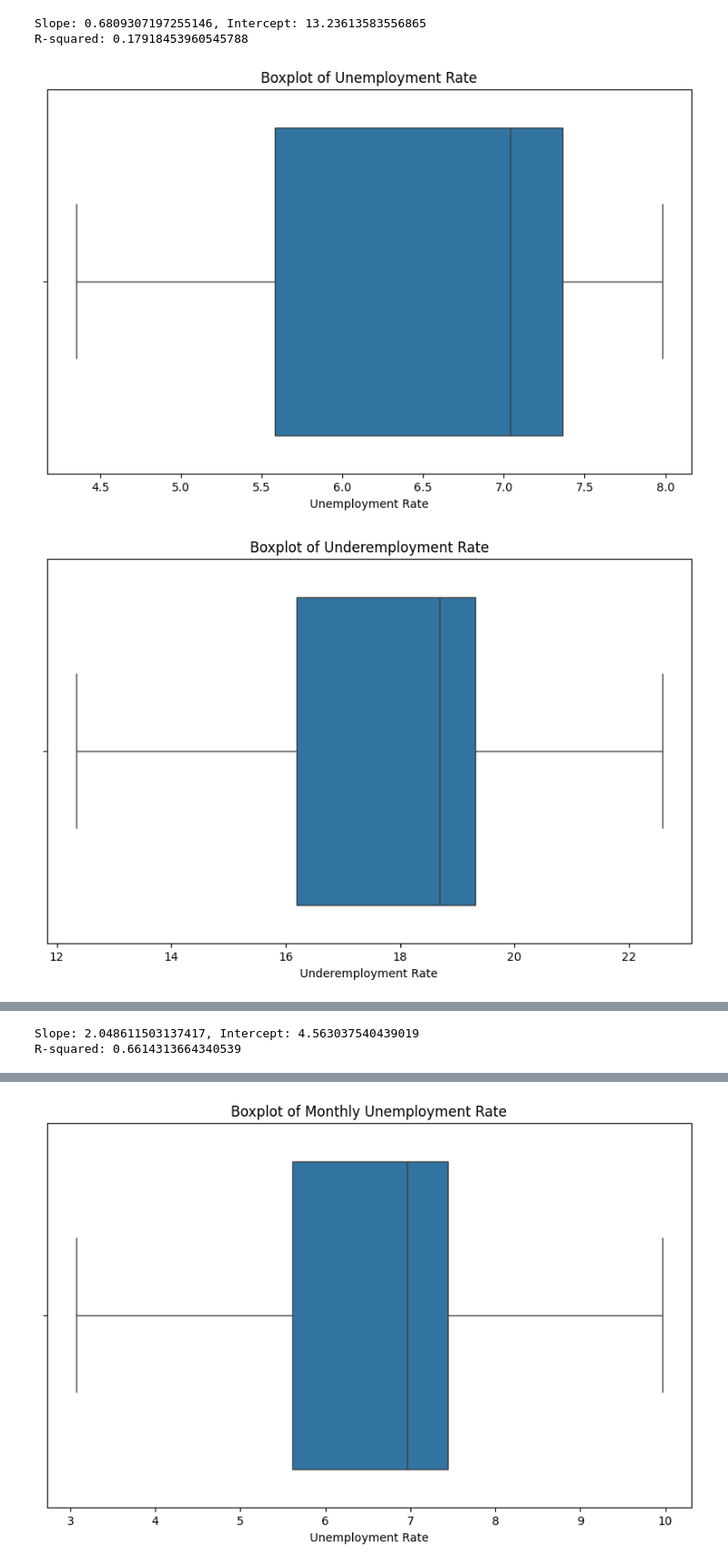
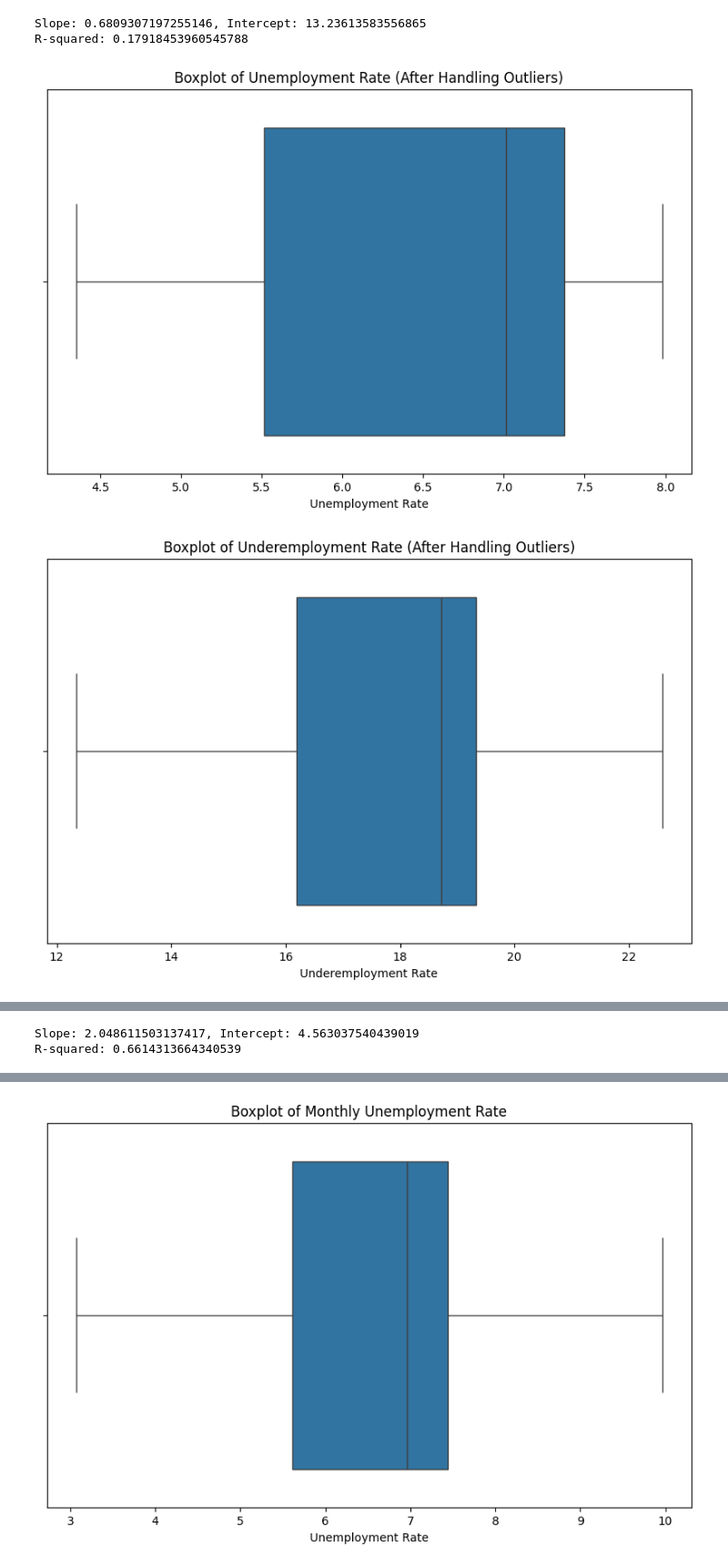
Before and after one commit to FBChavez/FinalActivity, a Jupyter notebook: data_analysis.ipynb, the cells around one changed output, grey strips where cells are left out. Shown at 91% size. Cells and saved outputs as stored; diff of their text form; code cells hidden in the pictures.

```diff
--- a/data_analysis.ipynb
+++ b/data_analysis.ipynb
@@ -213,0 +192,13 @@ max         0.0
+# %%
+monthly_data = pd.read_csv('UpdatedMonthlyLaborForceData.csv')
+annual_data = pd.read_csv('AnnualLaborForceData.csv')
+
+monthly_descriptive_stats = monthly_data.describe()
+
+annual_descriptive_stats = annual_data.describe()
+
+print("Monthly Data Descriptive Statistics:")
+print(monthly_descriptive_stats)
+
+print("\nAnnual Data Descriptive Statistics:")
+print(annual_descriptive_stats)
@@ -373,10 +534,15 @@ print(f"R-squared: {model.score(X, y)}")
 Slope: 0.6809307197255146, Intercept: 13.23613583556865
 R-squared: 0.17918453960545788
 # %%
-# For yearly
+import pandas as pd
+import numpy as np
+import seaborn as sns
+import matplotlib.pyplot as plt
+from scipy.stats import zscore
+from sklearn.linear_model import LinearRegression
 
-# Managing outlier
-from scipy.stats import zscore
+# Sample data (replace with your actual dataset)
+# annual_data = pd.read_csv('your_data.csv')
 
 # Calculate Z-scores for both 'Unemployment Rate' and 'Underemployment Rate'
 unemployment_z = zscore(annual_data['Unemployment Rate'])
@@ -386,14 +552,8 @@ underemployment_z = zscore(annual_data['Underemployment Rate'])
 unemployment_outliers = annual_data[abs(unemployment_z) > 3]
 underemployment_outliers = annual_data[abs(underemployment_z) > 3]
 
-# Option 1: Remove outliers
-annual_data_cleaned = annual_data[(abs(unemployment_z) <= 3) & (abs(underemployment_z) <= 3)]
-
-# Option 2: Replace outliers with the median (or mean)
-annual_data['Unemployment Rate'] = annual_data['Unemployment Rate'].apply(
-    lambda x: annual_data['Unemployment Rate'].median() if abs(zscore([x])) > 3 else x)
-annual_data['Underemployment Rate'] = annual_data['Underemployment Rate'].apply(
-    lambda x: annual_data['Underemployment Rate'].median() if abs(zscore([x])) > 3 else x)
+# Option 1: Remove outliers based on Z-score
+# annual_data_cleaned = annual_data[(abs(unemployment_z) <= 3) & (abs(underemployment_z) <= 3)]
 
 # Calculate Q1 and Q3 for both 'Unemployment Rate' and 'Underemployment Rate'
 Q1_unemployment = annual_data['Unemployment Rate'].quantile(0.25)
@@ -405,13 +565,17 @@ Q3_underemployment = annual_data['Underemployment Rate'].quantile(0.75)
 IQR_underemployment = Q3_underemployment - Q1_underemployment
 
 # Identify outliers based on IQR
-unemployment_outliers = annual_data[(annual_data['Unemployment Rate'] < (Q1_unemployment - 1.5 * IQR_unemployment)) |
-                                    (annual_data['Unemployment Rate'] > (Q3_unemployment + 1.5 * IQR_unemployment))]
+unemployment_outliers = annual_data[
+    (annual_data['Unemployment Rate'] < (Q1_unemployment - 1.5 * IQR_unemployment)) |
+    (annual_data['Unemployment Rate'] > (Q3_unemployment + 1.5 * IQR_unemployment))
+]
 
-underemployment_outliers = annual_data[(annual_data['Underemployment Rate'] < (Q1_underemployment - 1.5 * IQR_underemployment)) |
-                                       (annual_data['Underemployment Rate'] > (Q3_underemployment + 1.5 * IQR_underemployment))]
+underemployment_outliers = annual_data[
+    (annual_data['Underemployment Rate'] < (Q1_underemployment - 1.5 * IQR_underemployment)) |
+    (annual_data['Underemployment Rate'] > (Q3_underemployment + 1.5 * IQR_underemployment))
+]
 
-# Option 1: Remove outliers
+# Option 1: Remove outliers using IQR method
 annual_data_cleaned = annual_data[
     (annual_data['Unemployment Rate'] >= (Q1_unemployment - 1.5 * IQR_unemployment)) &
     (annual_data['Unemployment Rate'] <= (Q3_unemployment + 1.5 * IQR_unemployment)) &
@@ -419,57 +583,50 @@ annual_data_cleaned = annual_data[
     (annual_data['Underemployment Rate'] <= (Q3_underemployment + 1.5 * IQR_underemployment))
 ]
 
-# Option 2: Replace outliers with the median
-annual_data['Unemployment Rate'] = annual_data['Unemployment Rate'].apply(
-    lambda x: annual_data['Unemployment Rate'].median() if x < (Q1_unemployment - 1.5 * IQR_unemployment) or x > (Q3_unemployment + 1.5 * IQR_unemployment) else x)
-annual_data['Underemployment Rate'] = annual_data['Underemployment Rate'].apply(
-    lambda x: annual_data['Underemployment Rate'].median() if x < (Q1_underemployment - 1.5 * IQR_underemployment) or x > (Q3_underemployment + 1.5 * IQR_underemployment) else x)
-
-import seaborn as sns
-import matplotlib.pyplot as plt
+# Option 2: Replace outliers with the median (if desired)
+# annual_data['Unemployment Rate'] = annual_data['Unemployment Rate'].apply(
+#     lambda x: annual_data['Unemployment Rate'].median() if x < (Q1_unemployment - 1.5 * IQR_unemployment) or x > (Q3_unemployment + 1.5 * IQR_unemployment) else x)
+# annual_data['Underemployment Rate'] = annual_data['Underemployment Rate'].apply(
+#     lambda x: annual_data['Underemployment Rate'].median() if x < (Q1_underemployment - 1.5 * IQR_underemployment) or x > (Q3_underemployment + 1.5 * IQR_underemployment) else x)
 
 # Boxplot for Unemployment Rate
 plt.figure(figsize=(10, 6))
-sns.boxplot(x=annual_data['Unemployment Rate'])
-plt.title('Boxplot of Unemployment Rate')
+sns.boxplot(x=annual_data_cleaned['Unemployment Rate'])
+plt.title('Boxplot of Unemployment Rate (After Handling Outliers)')
 plt.show()
 
 # Boxplot for Underemployment Rate
 plt.figure(figsize=(10, 6))
-sns.boxplot(x=annual_data['Underemployment Rate'])
-plt.title('Boxplot of Underemployment Rate')
+sns.boxplot(x=annual_data_cleaned['Underemployment Rate'])
+plt.title('Boxplot of Underemployment Rate (After Handling Outliers)')
 plt.show()
-
-from sklearn.linear_model import LinearRegression
-import numpy as np
-import matplotlib.pyplot as plt
 
 # Use the cleaned data (after handling outliers)
 X = annual_data_cleaned['Unemployment Rate'].values.reshape(-1, 1)
 y = annual_data_cleaned['Underemployment Rate'].values.reshape(-1, 1)
 
 # Linear regression
 model = LinearRegression()
 model.fit(X, y)
 
 # Predictions
 y_pred = model.predict(X)
 
 # Plot results
 plt.scatter(X, y, color='blue', label='Actual')
 plt.plot(X, y_pred, color='red', label='Predicted')
 plt.xlabel('Unemployment Rate')
 plt.ylabel('Underemployment Rate')
 plt.title('Unemployment vs Underemployment Rate (After Handling Outliers)')
 plt.legend()
 plt.show()
 
 # Model parameters
 print(f"Slope: {model.coef_[0][0]}, Intercept: {model.intercept_[0]}")
 print(f"R-squared: {model.score(X, y)}")
 # %% [output]
-[figure, old version]
+[figure, new version]
-[figure, old version]
+[figure, new version]
 [figure]
 Slope: 2.048611503137417, Intercept: 4.563037540439019
 R-squared: 0.6614313664340539
```
Also changed, not shown: parts of 11 cells of this notebook, 1 other file.
